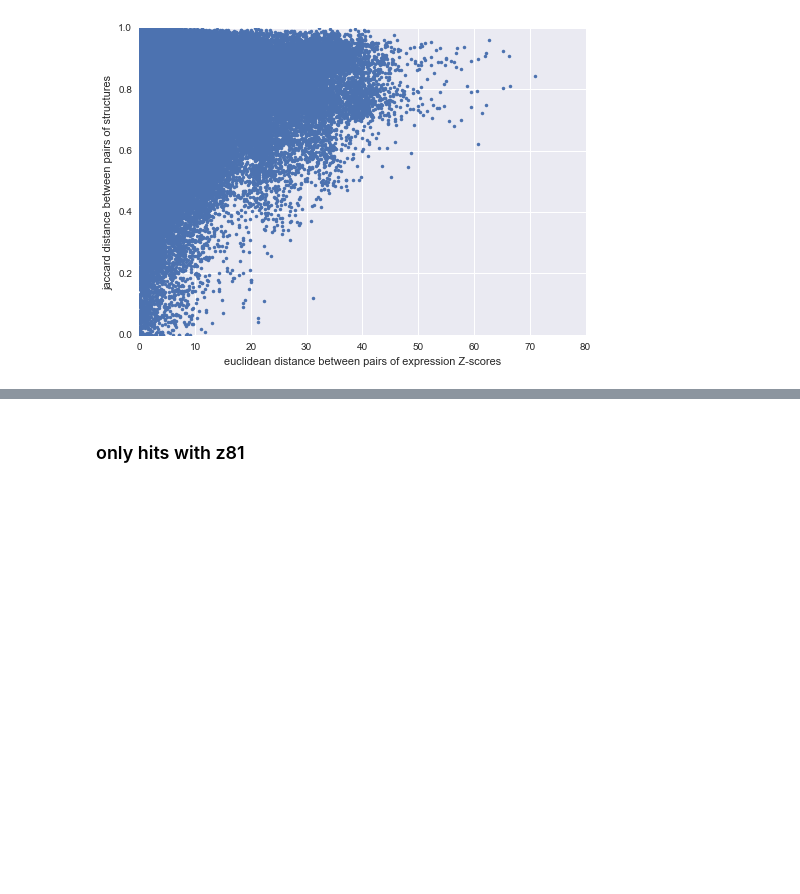
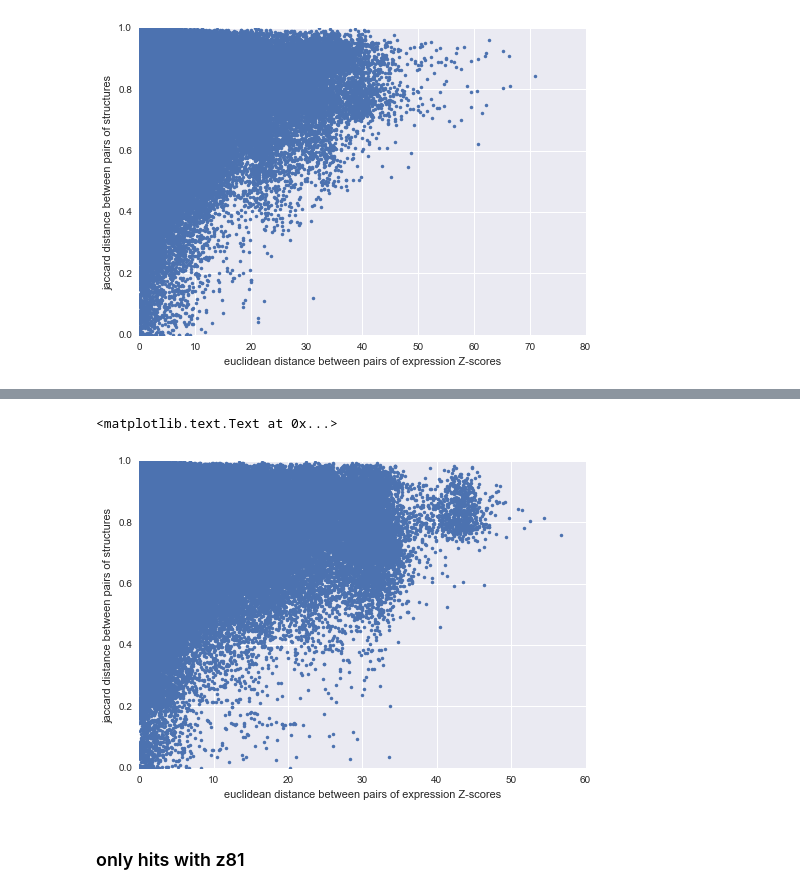
Before and after one commit to tentrillion/ipython_notebooks, a Jupyter notebook: genetic_vs_chemical_distance_try_2.ipynb, the cells around one changed output, grey strips where cells are left out. Drawn from its saved outputs; the diff is of its cells as text; code cells hidden in the pictures; blank space fills up the shorter version.

```diff
--- a/genetic_vs_chemical_distance_try_2.ipynb
+++ b/genetic_vs_chemical_distance_try_2.ipynb
@@ -204,3 +238,10 @@ plt.gca().set_ylabel('jaccard distance between pairs of structures')
+# %%
+plt.plot(z83_distmat, dist_mat, '.')
+plt.gca().set_xlabel('euclidean distance between pairs of expression Z-scores')
+plt.gca().set_ylabel('jaccard distance between pairs of structures')
+# %% [output]
+<matplotlib.text.Text at 0x...>
+[figure, added]
 # %% [markdown]
 ### only hits with z81
 # %%
```
Also changed, not shown: parts of 6 cells of this notebook.
